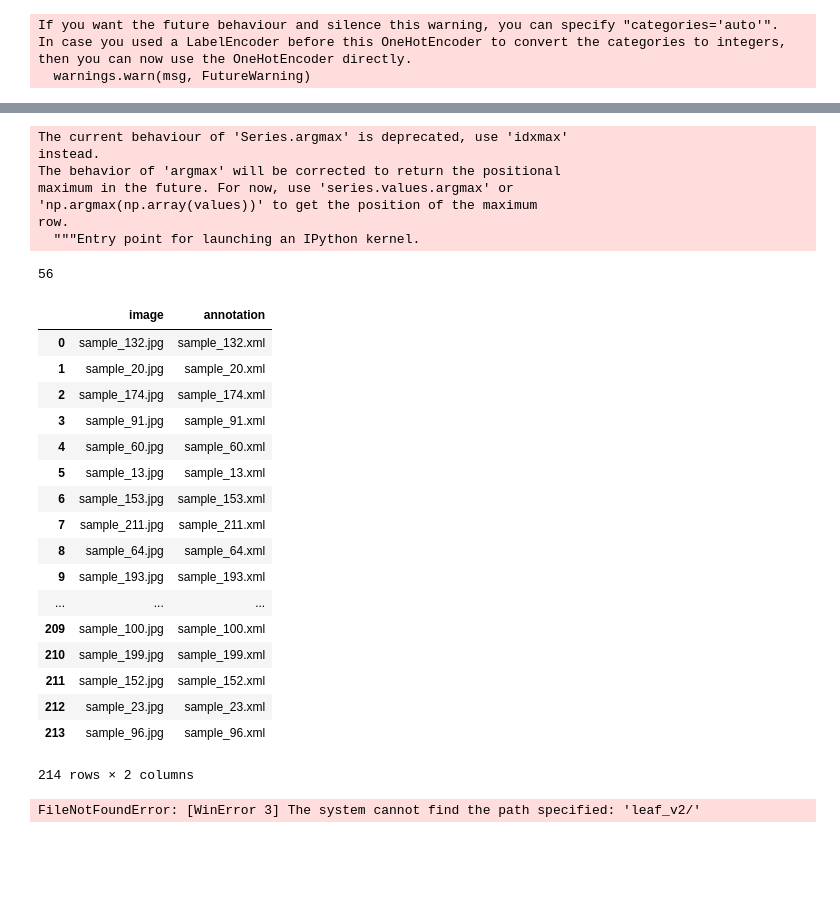
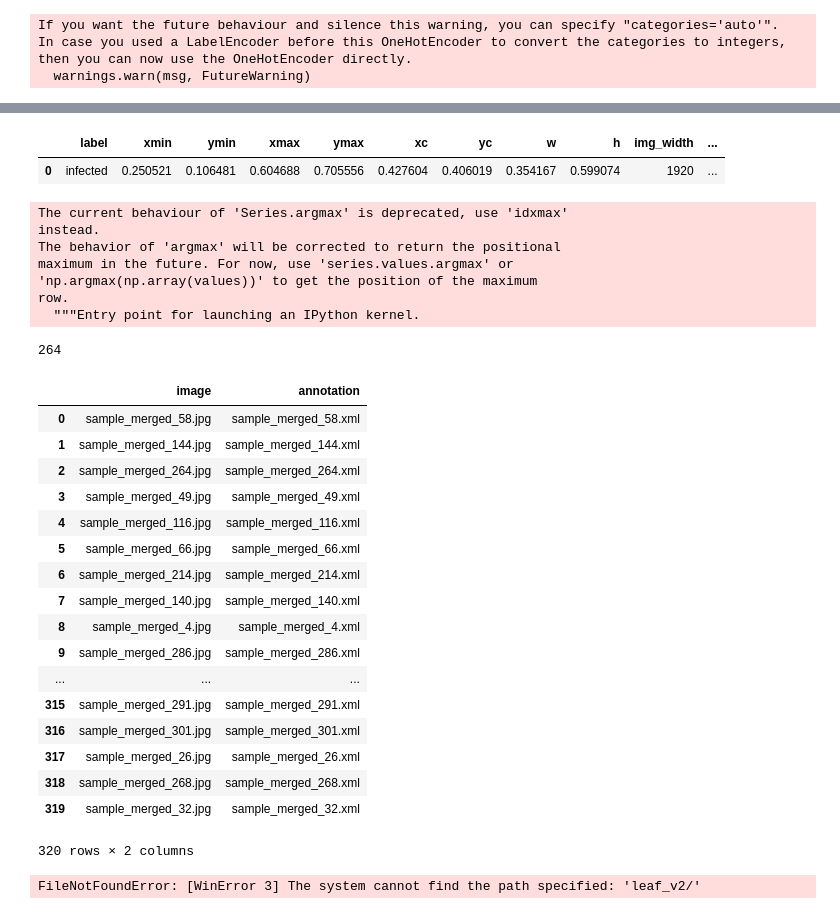
Before and after one commit to siddharthgawas-zz/yolo_v2_iteration2, a Jupyter notebook: data processing.ipynb, the cells around one changed output, grey strips where cells are left out. Saved outputs shown, nothing was run; the diff lists cells and outputs as text; code cells hidden in the pictures; blank space fills up the shorter version.

```diff
--- a/data processing.ipynb
+++ b/data processing.ipynb
@@ -7,6 +13,6 @@ import matplotlib.pyplot as plt
 # %%
 dataset = Dataset(
-    'data/leaf_data_v3/part1/',346,346,21,21,class_labels=['healthy','moderate','initial','advanced']
+    'data/leaf_data_v2/train/',346,346,21,21,class_labels=['infected','not_infected']
     ,anchor_dims=[0.44752974, 0.51667883, 0.17638203, 0.16553482, 0.076274  ,
        0.10540195, 0.10295663, 0.23137522, 0.24225889, 0.3452266 ],img_extensions=['jpg','jpeg','JPG'],shuffle=True
 )
@@ -28,5 +32,11 @@ Clipping input data to the valid range for imshow with RGB data ([0..1] for floa
+# %%
+X, y = dataset.get_sample(1)
+y
+# %% [output]
+|  | label | xmin | ymin | xmax | ymax | xc | yc | w | h | img_width | ... |
+| 0 | infected | 0.250521 | 0.106481 | 0.604688 | 0.705556 | 0.427604 | 0.406019 | 0.354167 | 0.599074 | 1920 | ... |
 # %%
-(dataset.data_files['image'] == 'sample_15.jpg').argmax()
+(dataset.data_files['image'] == 'sample_b_55.jpg').argmax()
 # %% [output]
 The current behaviour of 'Series.argmax' is deprecated, use 'idxmax'
 instead.
@@ -35,32 +45,32 @@ maximum in the future. For now, use 'series.values.argmax' or
 'np.argmax(np.array(values))' to get the position of the maximum
 row.
   """Entry point for launching an IPython kernel.
-56
+264
 # %%
 data_files = dataset.data_files.reset_index(drop=True)
-path = 'data/leaf_data_v3/part1/'
-prefix = 'sample_a_'
+path = 'data/leaf_data_v3/leaf_data_v3/'
+prefix = 'sample_'
 file_no = 1
 data_files
 # %% [output]
 |  | image | annotation |
-| 0 | sample_132.jpg | sample_132.xml |
-| 1 | sample_20.jpg | sample_20.xml |
-| 2 | sample_174.jpg | sample_174.xml |
-| 3 | sample_91.jpg | sample_91.xml |
-| 4 | sample_60.jpg | sample_60.xml |
-| 5 | sample_13.jpg | sample_13.xml |
-| 6 | sample_153.jpg | sample_153.xml |
-| 7 | sample_211.jpg | sample_211.xml |
-| 8 | sample_64.jpg | sample_64.xml |
-| 9 | sample_193.jpg | sample_193.xml |
+| 0 | sample_merged_58.jpg | sample_merged_58.xml |
+| 1 | sample_merged_144.jpg | sample_merged_144.xml |
+| 2 | sample_merged_264.jpg | sample_merged_264.xml |
+| 3 | sample_merged_49.jpg | sample_merged_49.xml |
+| 4 | sample_merged_116.jpg | sample_merged_116.xml |
+| 5 | sample_merged_66.jpg | sample_merged_66.xml |
+| 6 | sample_merged_214.jpg | sample_merged_214.xml |
+| 7 | sample_merged_140.jpg | sample_merged_140.xml |
+| 8 | sample_merged_4.jpg | sample_merged_4.xml |
+| 9 | sample_merged_286.jpg | sample_merged_286.xml |
 | ... | ... | ... |
-| 209 | sample_100.jpg | sample_100.xml |
-| 210 | sample_199.jpg | sample_199.xml |
-| 211 | sample_152.jpg | sample_152.xml |
-| 212 | sample_23.jpg | sample_23.xml |
-| 213 | sample_96.jpg | sample_96.xml |
+| 315 | sample_merged_291.jpg | sample_merged_291.xml |
+| 316 | sample_merged_301.jpg | sample_merged_301.xml |
+| 317 | sample_merged_26.jpg | sample_merged_26.xml |
+| 318 | sample_merged_268.jpg | sample_merged_268.xml |
+| 319 | sample_merged_32.jpg | sample_merged_32.xml |
-214 rows × 2 columns
+320 rows × 2 columns
 # %%
 for i in range(data_files.shape[0]):
     src_file = os.path.join(path,data_files.iloc[i,0])
```
Also changed, not shown: parts of 2 cells of this notebook, 22 other files.
